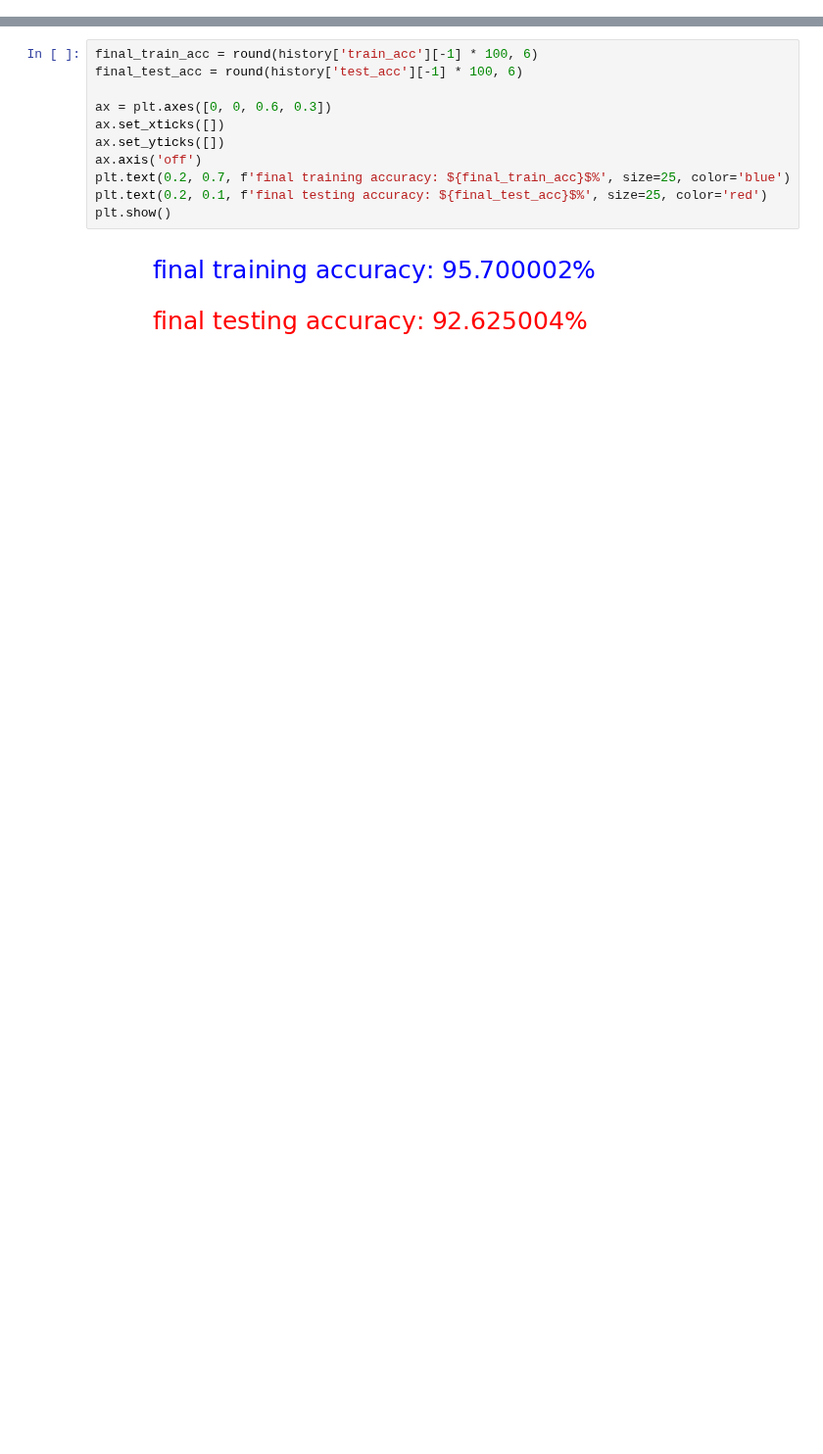
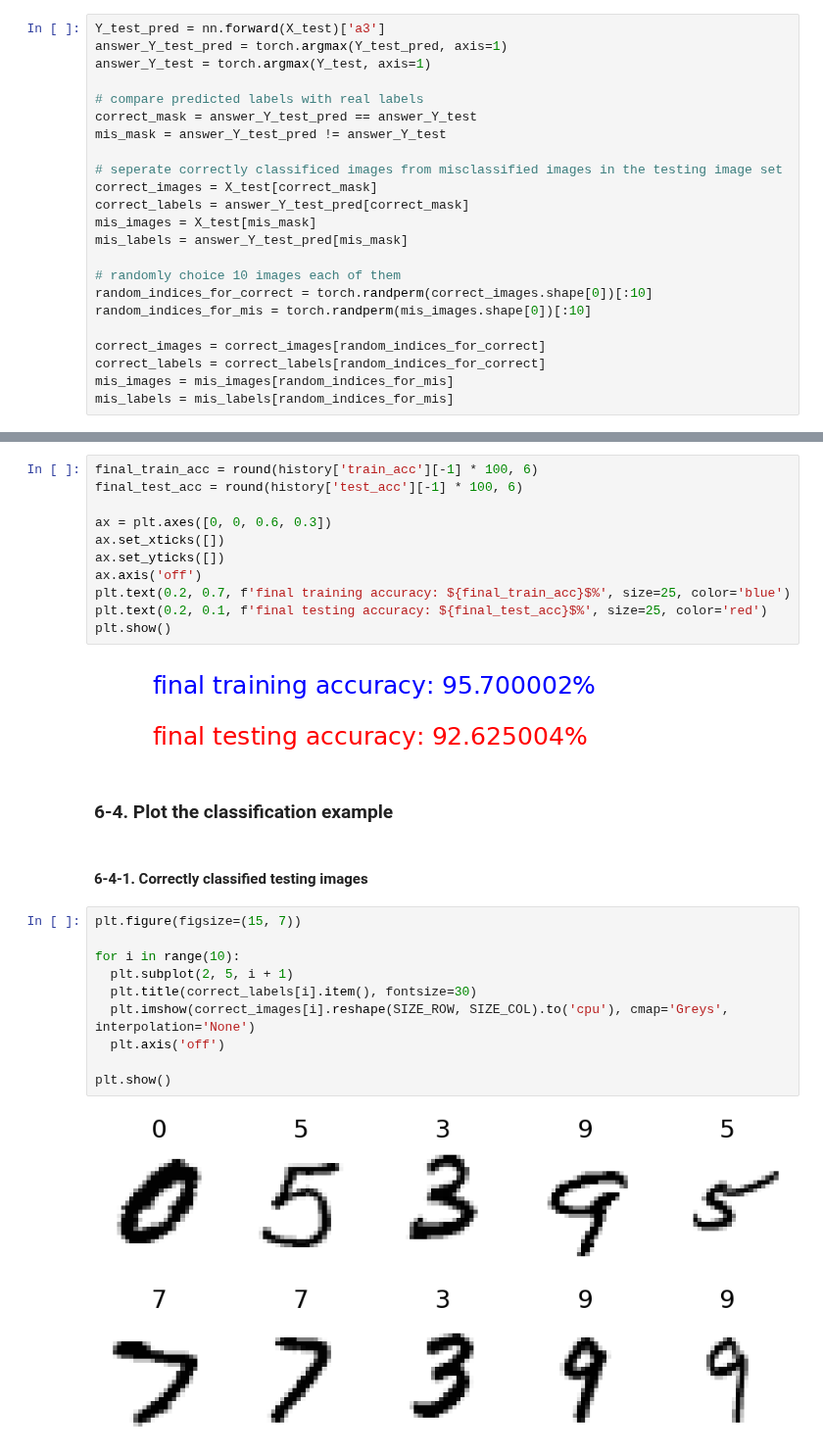
Before and after one commit to ihooni/class-MachineLearning, a Jupyter notebook: 09/assignment-09.ipynb, the cells around one changed output, grey strips where cells are left out. Shown at 98% size. Cells and saved outputs as stored; diff of their text form; blank space fills up the shorter version.

Commit message:
chore: plot the classification example

```diff
--- a/09/assignment-09.ipynb
+++ b/09/assignment-09.ipynb
@@ -167 +169,24 @@ for key in history.keys():
+# %%
+Y_test_pred = nn.forward(X_test)['a3']
+answer_Y_test_pred = torch.argmax(Y_test_pred, axis=1)
+answer_Y_test = torch.argmax(Y_test, axis=1)
+
+# compare predicted labels with real labels
+correct_mask = answer_Y_test_pred == answer_Y_test
+mis_mask = answer_Y_test_pred != answer_Y_test
+
+# seperate correctly classificed images from misclassified images in the testing image set
+correct_images = X_test[correct_mask]
+correct_labels = answer_Y_test_pred[correct_mask]
+mis_images = X_test[mis_mask]
+mis_labels = answer_Y_test_pred[mis_mask]
+
+# randomly choice 10 images each of them
+random_indices_for_correct = torch.randperm(correct_images.shape[0])[:10]
+random_indices_for_mis = torch.randperm(mis_images.shape[0])[:10]
+
+correct_images = correct_images[random_indices_for_correct]
+correct_labels = correct_labels[random_indices_for_correct]
+mis_images = mis_images[random_indices_for_mis]
+mis_labels = mis_labels[random_indices_for_mis]
 # %% [markdown]
@@ -211,3 +236,19 @@ plt.text(0.2, 0.1, f'final testing accuracy: ${final_test_acc}$%', size=25, colo
 plt.show()
 # %% [output]
 [figure]
+# %% [markdown]
+### 6-4. Plot the classification example
+# %% [markdown]
+#### 6-4-1. Correctly classified testing images
+# %%
+plt.figure(figsize=(15, 7))
+
+for i in range(10):
+  plt.subplot(2, 5, i + 1)
+  plt.title(correct_labels[i].item(), fontsize=30)
+  plt.imshow(correct_images[i].reshape(SIZE_ROW, SIZE_COL).to('cpu'), cmap='Greys', interpolation='None')
+  plt.axis('off')
+
+plt.show()
+# %% [output]
+[figure, added]
```
Also changed, not shown: parts of 8 cells of this notebook.
